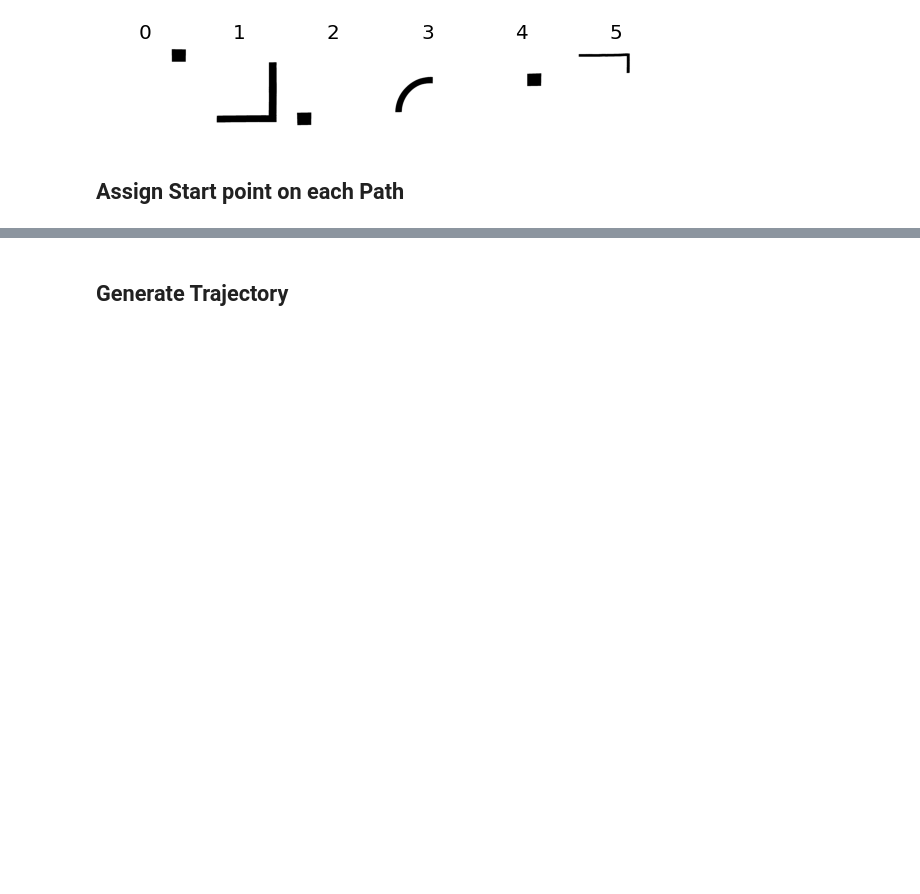
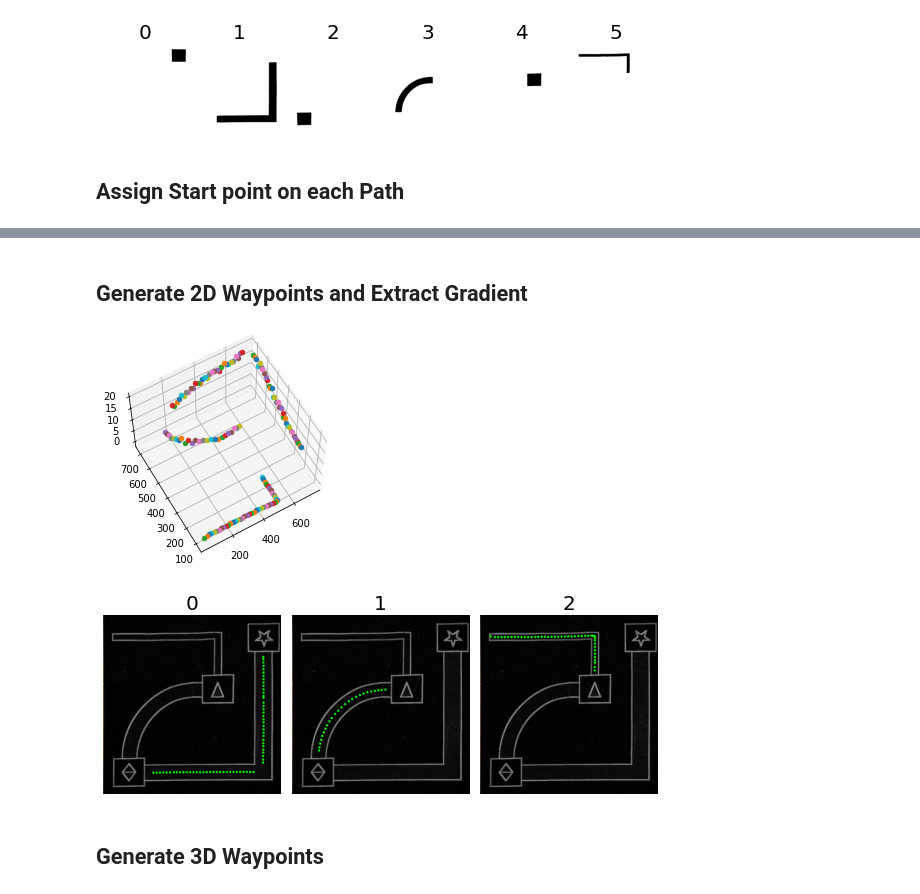
Before and after one commit to teerameth/Module6-7, a Jupyter notebook: MileStone27.ipynb, the cells around one changed output, grey strips where cells are left out. Saved outputs shown, nothing was run; the diff lists cells and outputs as text; code cells hidden in the pictures; blank space fills up the shorter version.

```diff
--- a/MileStone27.ipynb
+++ b/MileStone27.ipynb
@@ -17,6 +17,10 @@ min_path_length = 30 # [mm.]
 max_path_length = 999 # [mm.]
 min_path_width = 5 # [mm.]
 max_path_width = marker_size + (marker_size*marker_size_error) # [mm.]
+gradient_crop_ratio = 0.9 # Exclude both end (prevent too width range from noise)
+min_height = 10
+max_height = 20
+min_intensity_range = 15 # ช่วงของ intensity ที่แคบที่สุดที่ยังถือว่าเป็น gradient
 # %% [markdown]
 # Filter Setup
 # %%
@@ -29,6 +33,7 @@ BlurKernelSize = (5, 5)
 frame = cv2.imread("Picture3.jpg")
 frame = imutils.resize(frame, height=image_resolution, width = image_resolution)
 original = frame.copy()
+gray = cv2.cvtColor(frame, cv2.COLOR_BGR2GRAY)
 imshow(frame)
 # %% [output]
 [figure]
@@ -174,2 +179,28 @@ for i in range(int(len(sorted_object)/2)):
+# %% [markdown]
+## Generate 2D Waypoints and Extract Gradient
+# %%
+# Visualize
+fig = plt.figure()
+ax = fig.add_subplot(111, projection='3d')
+visual = []
+for Path in Paths:
+    duo_list, middle = Path.generate_trajectory2D_rev3(Markers, cp.marker_size_pixel, marker_size_error*2, step_size = 15)
+    canvas = frame.copy()
+    for i in range(len(middle)): cv2.circle(canvas, middle[i], 5, (0, 255, 0), -1)
+    visual.append(canvas)
+    waypoints3D = Path.generate_trajectory3D(src=gray,
+                                             min_height=min_height,
+                                             max_height=max_height,
+                                             gradient_crop_ratio=gradient_crop_ratio,
+                                             min_intensity_range=min_intensity_range)
+
+
+    for waypoint in waypoints3D: ax.scatter(waypoint[0], waypoint[1], waypoint[2])
+ax.view_init(azim=-120, elev=60)
+plt.show()
+imshows(visual, [str(i) for i in range(len(visual))])
+# %% [output]
+[figure, added]
+[figure, added]
 # %% [markdown]
-## Generate Trajectory
+## Generate 3D Waypoints
```
Also changed, not shown: parts of 3 cells of this notebook, 1 other file.
